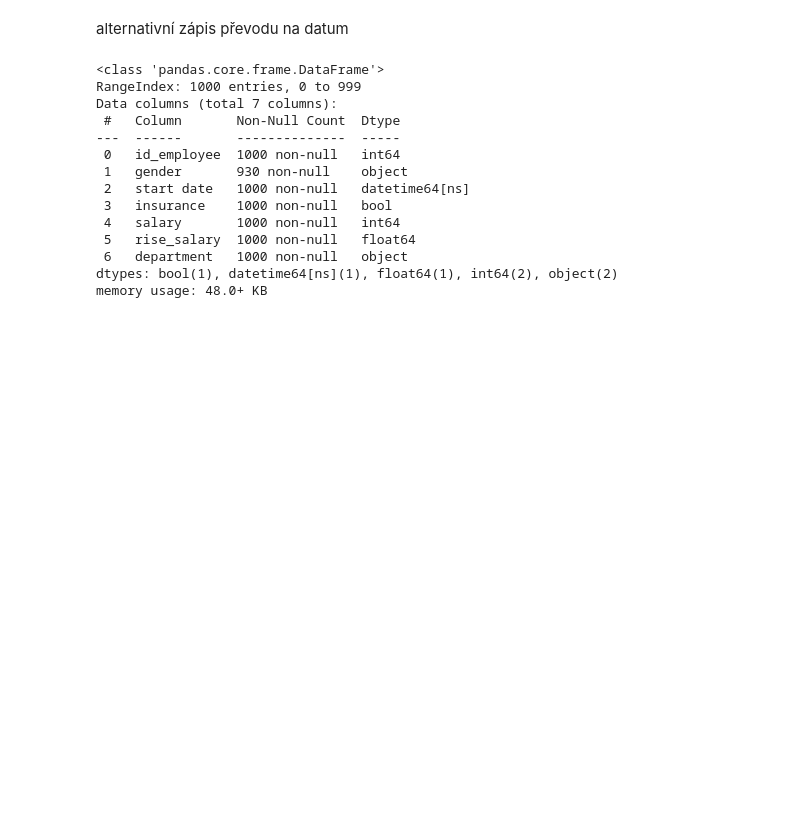
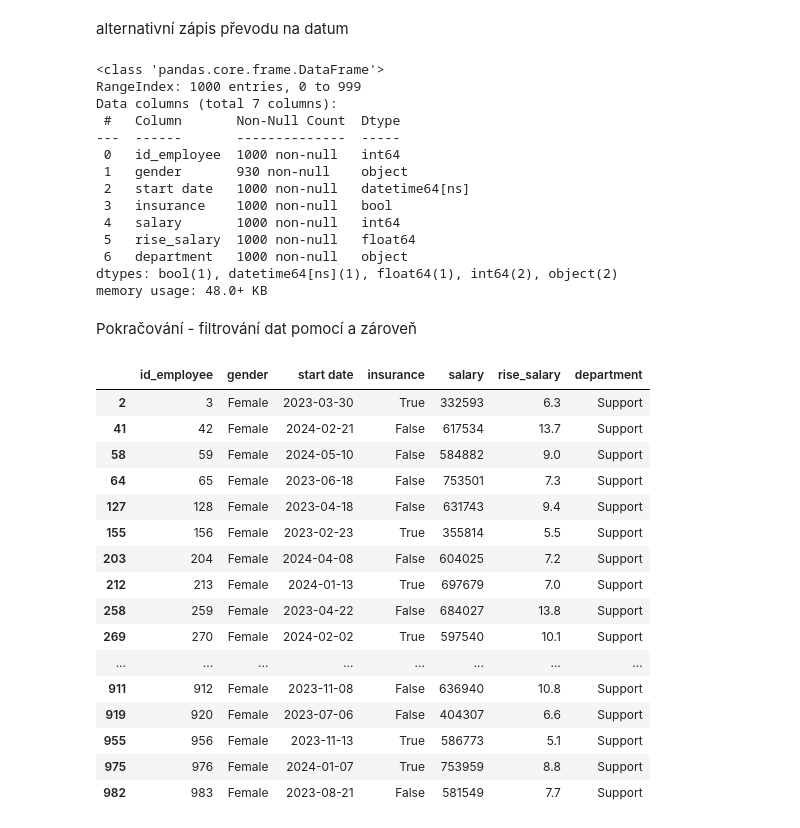
Before and after one commit to DavidKrecek/Datova-analyza, a Jupyter notebook: 49 optimalizace souboru se zaměstnanci.ipynb, the cells around one changed output. Saved outputs shown, nothing was run; the diff lists cells and outputs as text; code cells hidden in the pictures; blank space fills up the shorter version.

```diff
--- a/49 optimalizace souboru se zaměstnanci.ipynb
+++ b/49 optimalizace souboru se zaměstnanci.ipynb
@@ -98,3 +98,31 @@ Data columns (total 7 columns):
  6   department   1000 non-null   object
 dtypes: bool(1), datetime64[ns](1), float64(1), int64(2), object(2)
 memory usage: 48.0+ KB
+# %% [markdown]
+Pokračování - filtrování dat pomocí a zároveň
+# %%
+is_female = employees.gender == "Female"
+is_in_support = employees.department == "Support"
+salary_over_500k = employees.salary >= 500000
+have_insurance = employees.insurance == True
+# %%
+is_female & is_in_support
+employees[is_female & is_in_support]
+# %% [output]
+|  | id_employee | gender | start date | insurance | salary | rise_salary | department |
+| 2 | 3 | Female | 2023-03-30 | True | 332593 | 6.3 | Support |
+| 41 | 42 | Female | 2024-02-21 | False | 617534 | 13.7 | Support |
+| 58 | 59 | Female | 2024-05-10 | False | 584882 | 9.0 | Support |
+| 64 | 65 | Female | 2023-06-18 | False | 753501 | 7.3 | Support |
+| 127 | 128 | Female | 2023-04-18 | False | 631743 | 9.4 | Support |
+| 155 | 156 | Female | 2023-02-23 | True | 355814 | 5.5 | Support |
+| 203 | 204 | Female | 2024-04-08 | False | 604025 | 7.2 | Support |
+| 212 | 213 | Female | 2024-01-13 | True | 697679 | 7.0 | Support |
+| 258 | 259 | Female | 2023-04-22 | False | 684027 | 13.8 | Support |
+| 269 | 270 | Female | 2024-02-02 | True | 597540 | 10.1 | Support |
+| ... | ... | ... | ... | ... | ... | ... | ... |
+| 911 | 912 | Female | 2023-11-08 | False | 636940 | 10.8 | Support |
+| 919 | 920 | Female | 2023-07-06 | False | 404307 | 6.6 | Support |
+| 955 | 956 | Female | 2023-11-13 | True | 586773 | 5.1 | Support |
+| 975 | 976 | Female | 2024-01-07 | True | 753959 | 8.8 | Support |
+| 982 | 983 | Female | 2023-08-21 | False | 581549 | 7.7 | Support |
```
Also changed, not shown: parts of 25 cells of this notebook, 4 other files.
